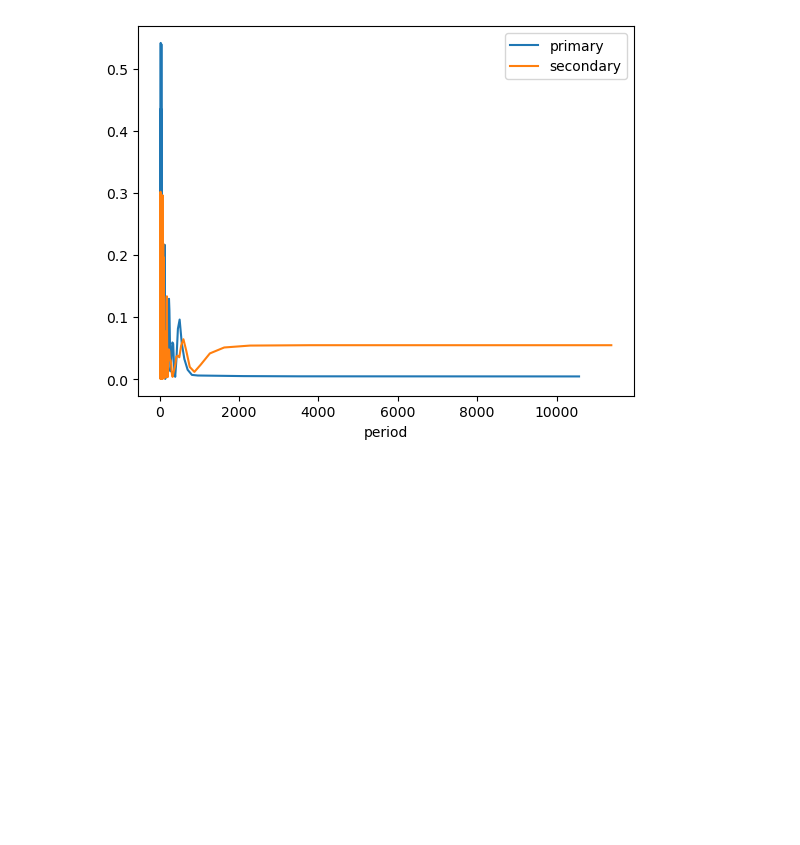
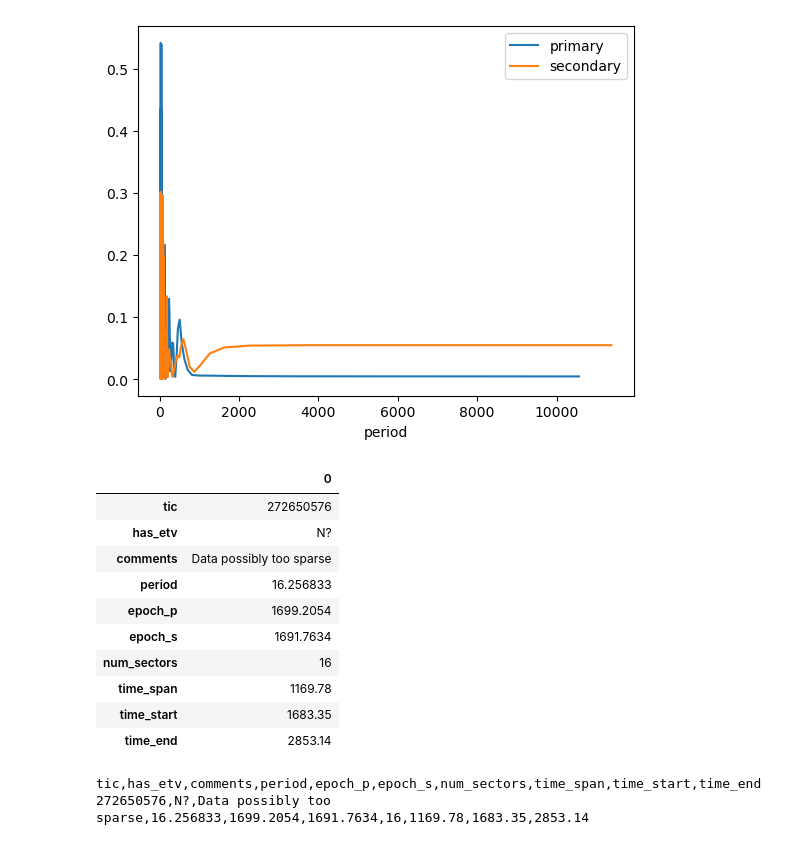
Before and after one commit to orionlee/PH_TESS_I_LightCurveViewer, a Jupyter notebook: eb_with_diff_sb_period/etv/ETV_extraction_coshgauss_272650576.ipynb, the cells around one changed output. Drawn from its saved outputs; the diff is of its cells as text; code cells hidden in the pictures; blank space fills up the shorter version.

Commit message:
Add summary to old analysis

```diff
--- a/eb_with_diff_sb_period/etv/ETV_extraction_coshgauss_272650576.ipynb
+++ b/eb_with_diff_sb_period/etv/ETV_extraction_coshgauss_272650576.ipynb
@@ -462,3 +462,44 @@ plt.legend()
 plt.show()
 # %% [output]
 [figure]
+# %%
+# FILL-IN the ETV results / comments
+has_etv = "N?"
+comments = "Data possibly too sparse"
+
+summary = {
+    "tic": ticid,
+    "has_etv": has_etv,
+    "comments": comments,
+    "period": period,  # the period used in ETV analysis
+    "epoch_p": t0_primary,
+    "epoch_s": t0_secondary,
+    "num_sectors": len(sr),
+    "time_span": round(time[-1] - time[0], 2),
+    "time_start": round(time[0], 2),
+    "time_end": round(time[-1], 2),
+}
+
+summary = pd.DataFrame.from_dict(summary, orient="index")
+display(summary);
+
+# Single line to be added to a CSV
+print("")
+print(summary.transpose().to_csv(
+    index=False,
+    header=True,
+))
+# %% [output]
+|  | 0 |
+| tic | 272650576 |
+| has_etv | N? |
+| comments | Data possibly too sparse |
+| period | 16.256833 |
+| epoch_p | 1699.2054 |
+| epoch_s | 1691.7634 |
+| num_sectors | 16 |
+| time_span | 1169.78 |
+| time_start | 1683.35 |
+| time_end | 2853.14 |
+tic,has_etv,comments,period,epoch_p,epoch_s,num_sectors,time_span,time_start,time_end
+272650576,N?,Data possibly too sparse,16.256833,1699.2054,1691.7634,16,1169.78,1683.35,2853.14
```
